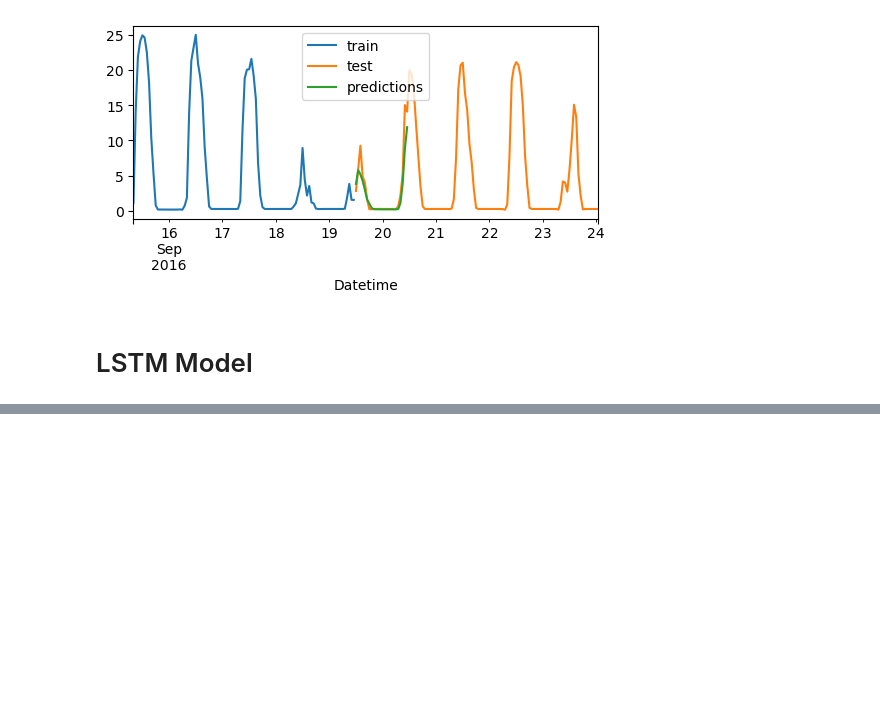
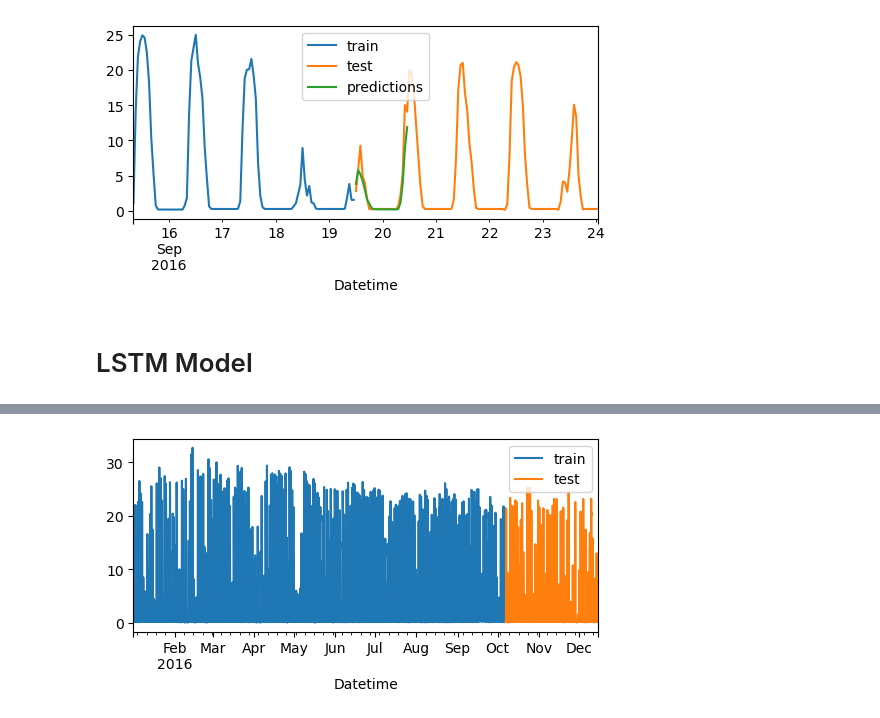
Before and after one commit to adshyam/SmartHome-IOT-devices---EDA-ARIMAs-and-LSTM, a Jupyter notebook: Solar Modeling.ipynb, the cells around one changed output, grey strips where cells are left out. Cells and saved outputs as stored; diff of their text form; code cells hidden in the pictures; blank space fills up the shorter version.

Commit message:
Add LSTM Model (Base + Conv)
Add LSTM Model (Base + Conv)

```diff
--- a/Solar Modeling.ipynb
+++ b/Solar Modeling.ipynb
@@ -151,0 +163,18 @@ Test error (MSE): 2.758874391187448
+# %%
+# https://machinelearningmastery.com/how-to-develop-lstm-models-for-multi-step-time-series-forecasting-of-household-power-consumption/
+
+# Split dataset into 80% training and 20% testing
+split = round(len(hour_df)*.20)
+data_train = hour_df[:-split]
+data_test = hour_df[-split:]
+
+# Check dataset lengths
+print(f"Train dates : {data_train.index.min()} --- {data_train.index.max()}  (n={len(data_train)})")
+print(f"Test dates  : {data_test.index.min()} --- {data_test.index.max()}  (n={len(data_test)})")
+
+# Plot Datasets to vizualize and confirm split
+fig, ax = plt.subplots(figsize=(6, 2.5))
+data_train['Solar'].plot(ax=ax, label='train')
+data_test['Solar'].plot(ax=ax, label='test')
+ax.legend();
+# %% [output]
@@ -151,0 +183 @@ Test error (MSE): 2.758874391187448
+[figure, added]
```
Also changed, not shown: parts of 14 cells of this notebook.
